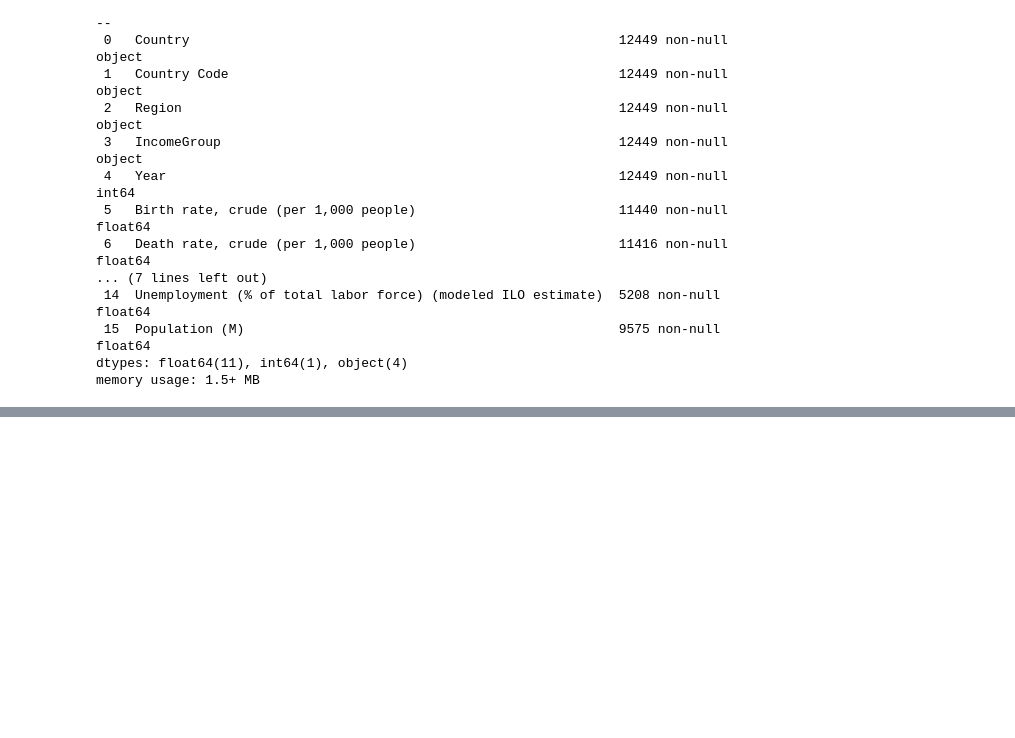
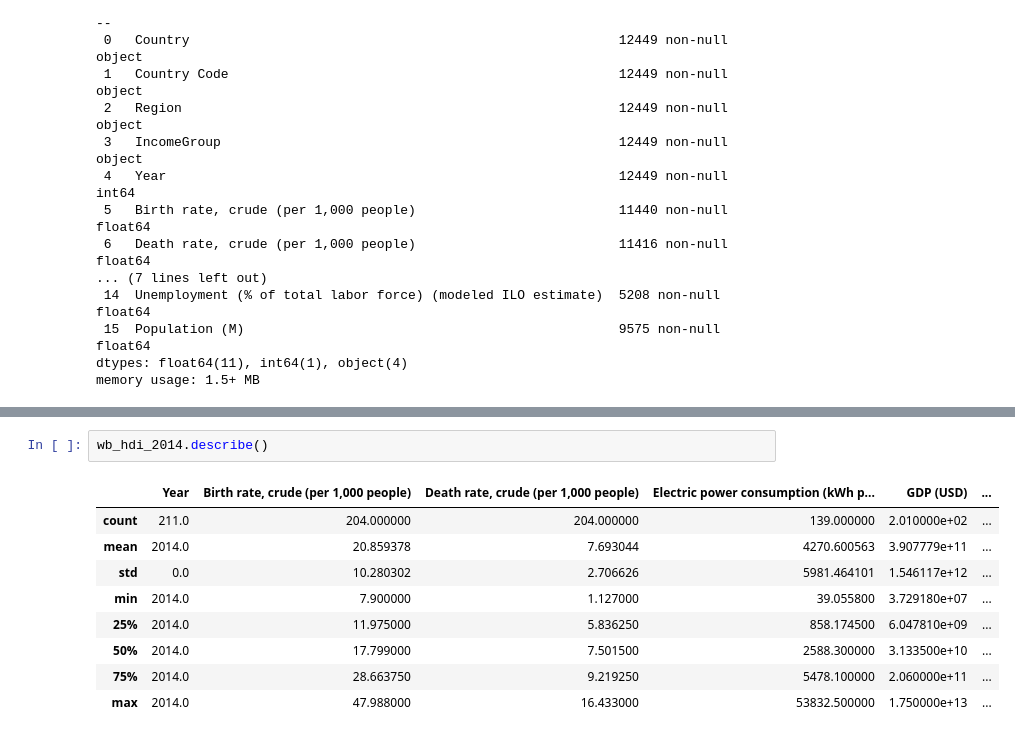
Before and after one commit to bielng/world-economic-report-Dashboard, a Jupyter notebook: main.ipynb, the cells around one changed output, grey strips where cells are left out. Cells and saved outputs as stored; diff of their text form; blank space fills up the shorter version.

Commit message:
statistical describe to view the overall infos

```diff
--- a/main.ipynb
+++ b/main.ipynb
@@ -169,3 +169,15 @@ wb_hdi_2014.head()
 | 2 | Algeria | DZA | Middle East & North Africa | Upper middle income | 2014 | 25.538 | 4.709 | ... |
 | 3 | American Samoa | ASM | East Asia & Pacific | Upper middle income | 2014 | 17.500 | 4.200 | ... |
 | 4 | Andorra | AND | Europe & Central Asia | High income: nonOECD | 2014 | NaN | NaN | ... |
+# %%
+wb_hdi_2014.describe()
+# %% [output]
+|  | Year | Birth rate, crude (per 1,000 people) | Death rate, crude (per 1,000 people) | Electric power consumption (kWh p... | GDP (USD) | ... |
+| count | 211.0 | 204.000000 | 204.000000 | 139.000000 | 2.010000e+02 | ... |
+| mean | 2014.0 | 20.859378 | 7.693044 | 4270.600563 | 3.907779e+11 | ... |
+| std | 0.0 | 10.280302 | 2.706626 | 5981.464101 | 1.546117e+12 | ... |
+| min | 2014.0 | 7.900000 | 1.127000 | 39.055800 | 3.729180e+07 | ... |
+| 25% | 2014.0 | 11.975000 | 5.836250 | 858.174500 | 6.047810e+09 | ... |
+| 50% | 2014.0 | 17.799000 | 7.501500 | 2588.300000 | 3.133500e+10 | ... |
+| 75% | 2014.0 | 28.663750 | 9.219250 | 5478.100000 | 2.060000e+11 | ... |
+| max | 2014.0 | 47.988000 | 16.433000 | 53832.500000 | 1.750000e+13 | ... |
```
